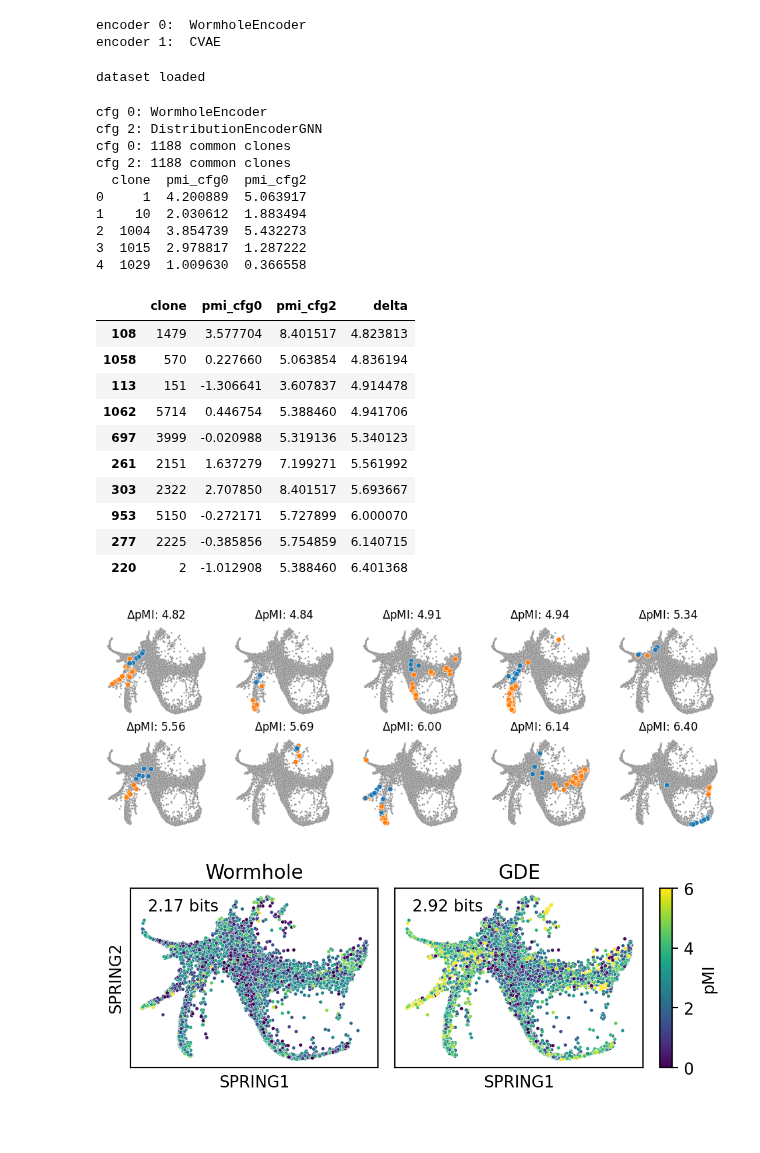
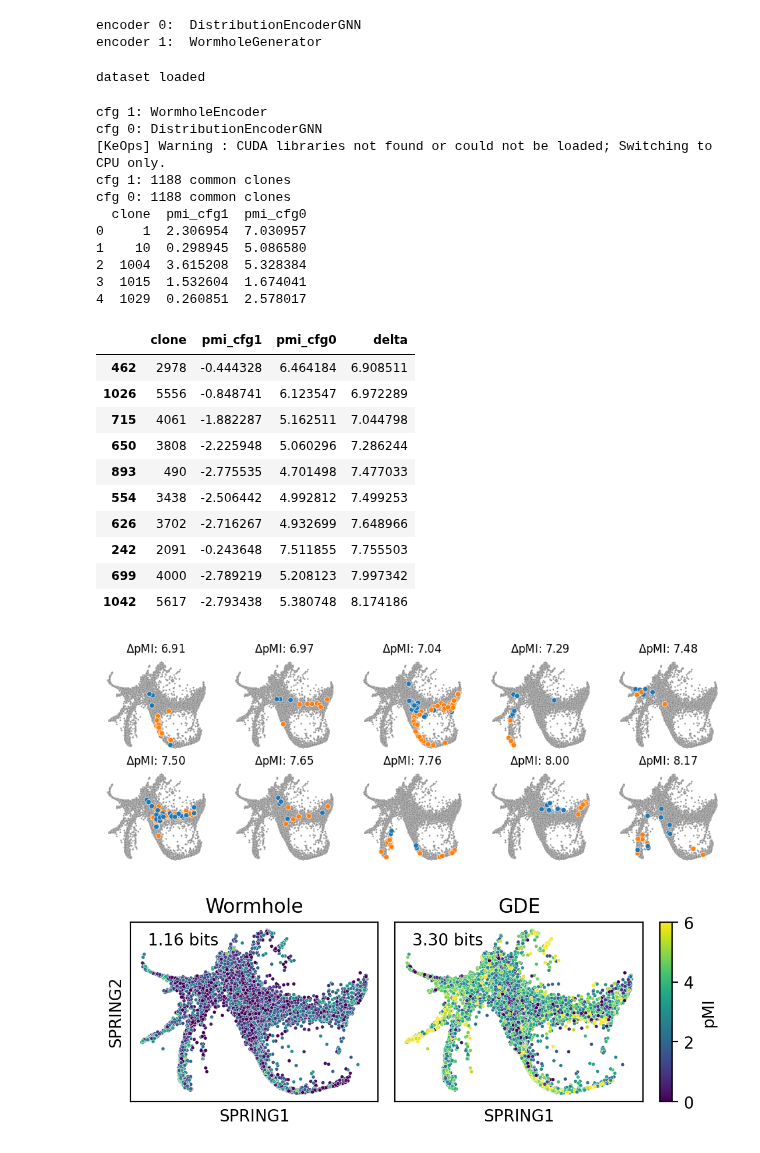
Before and after one commit to njwfish/DistributionEmbeddings, a Jupyter notebook: notebooks/lt_playground.ipynb, the cells around one changed output. Saved outputs shown, nothing was run; the diff lists cells and outputs as text; code cells hidden in the pictures.

```diff
--- a/notebooks/lt_playground.ipynb
+++ b/notebooks/lt_playground.ipynb
@@ -22,14 +24,12 @@ device = 'cuda'
 configs = get_all_experiments_info('outputs/', False)
 cfg = [c for c in configs if 'lineage' in c['name']]
 # %%
-wormhole = cfg[0]
-gde = cfg[1]
 
 print('encoder 0: ', cfg[0]['encoder'])
-print('encoder 1: ', cfg[2]['generator'])
+print('encoder 1: ', cfg[1]['generator'])
 # %% [output]
-encoder 0:  WormholeEncoder
-encoder 1:  CVAE
+encoder 0:  DistributionEncoderGNN
+encoder 1:  WormholeGenerator
 # %%
 # load encoder and move to device
 def load_model(cfg, path, device):
@@ -50,7 +50,7 @@ lts.data = lts.data.to('cuda')
 # %% [output]
 dataset loaded
 # %%
-cfg_idxs = [0, 2]
+cfg_idxs = [1, 0]
 
 for c in cfg_idxs:
     print('cfg %d: %s' %(c, cfg[c]['encoder']))
@@ -87,32 +87,33 @@ for df in all_pmis[1:]:
 
 print(pmi_df.head())
 # %% [output]
-cfg 0: WormholeEncoder
-cfg 2: DistributionEncoderGNN
+cfg 1: WormholeEncoder
+cfg 0: DistributionEncoderGNN
+[KeOps] Warning : CUDA libraries not found or could not be loaded; Switching to CPU only.
+cfg 1: 1188 common clones
 cfg 0: 1188 common clones
-cfg 2: 1188 common clones
-  clone  pmi_cfg0  pmi_cfg2
-0     1  4.200889  5.063917
-1    10  2.030612  1.883494
-2  1004  3.854739  5.432273
-3  1015  2.978817  1.287222
-4  1029  1.009630  0.366558
+  clone  pmi_cfg1  pmi_cfg0
+0     1  2.306954  7.030957
+1    10  0.298945  5.086580
+2  1004  3.615208  5.328384
+3  1015  1.532604  1.674041
+4  1029  0.260851  2.578017
 # %%
-pmi_df['delta'] = pmi_df['pmi_cfg2'] - pmi_df['pmi_cfg0']
+pmi_df['delta'] = pmi_df['pmi_cfg0'] - pmi_df['pmi_cfg1']
 top_diffs = pmi_df.sort_values(by='delta').tail(10)
 top_diffs
 # %% [output]
-|  | clone | pmi_cfg0 | pmi_cfg2 | delta |
-| 108 | 1479 | 3.577704 | 8.401517 | 4.823813 |
-| 1058 | 570 | 0.227660 | 5.063854 | 4.836194 |
-| 113 | 151 | -1.306641 | 3.607837 | 4.914478 |
-| 1062 | 5714 | 0.446754 | 5.388460 | 4.941706 |
-| 697 | 3999 | -0.020988 | 5.319136 | 5.340123 |
-| 261 | 2151 | 1.637279 | 7.199271 | 5.561992 |
-| 303 | 2322 | 2.707850 | 8.401517 | 5.693667 |
-| 953 | 5150 | -0.272171 | 5.727899 | 6.000070 |
-| 277 | 2225 | -0.385856 | 5.754859 | 6.140715 |
-| 220 | 2 | -1.012908 | 5.388460 | 6.401368 |
+|  | clone | pmi_cfg1 | pmi_cfg0 | delta |
+| 462 | 2978 | -0.444328 | 6.464184 | 6.908511 |
+| 1026 | 5556 | -0.848741 | 6.123547 | 6.972289 |
+| 715 | 4061 | -1.882287 | 5.162511 | 7.044798 |
+| 650 | 3808 | -2.225948 | 5.060296 | 7.286244 |
+| 893 | 490 | -2.775535 | 4.701498 | 7.477033 |
+| 554 | 3438 | -2.506442 | 4.992812 | 7.499253 |
+| 626 | 3702 | -2.716267 | 4.932699 | 7.648966 |
+| 242 | 2091 | -0.243648 | 7.511855 | 7.755503 |
+| 699 | 4000 | -2.789219 | 5.208123 | 7.997342 |
+| 1042 | 5617 | -2.793438 | 5.380748 | 8.174186 |
 # %%
 ad = lts.adata
 cells = pd.DataFrame({'clone' : ad.obs['clone'].values.astype(int),
@@ -140,7 +141,7 @@ for c in range(len(top_diffs.values)):
     ax.set_title(r"$\Delta$pMI: %.2f"%(top_diffs['delta'].values[c]))
 plt.show()
 # %% [output]
-[figure, old version]
+[figure, new version]
 # %%
 pmi_df['clone'] = pmi_df['clone'].astype(int)
 cells = cells.merge(pmi_df, on='clone')
@@ -160,35 +161,35 @@ gs = gridspec.GridSpec(1, 3, width_ratios=[1, 1, 0.05], wspace=0.1)
 ax0 = plt.subplot(gs[0])
 sns.scatterplot(
     data=cells[cells['time'] == 'early'],
-    x='SPRING1', y='SPRING2', hue='pmi_cfg0', s=5,
+    x='SPRING1', y='SPRING2', hue='pmi_cfg1', s=5,
     palette='viridis', hue_norm=(0,6), ax=ax0, legend=False
 )
 ax0.set_title('cfg0')
 
 # subplot 2
 ax1 = plt.subplot(gs[1])
 sns.scatterplot(
     data=cells[cells['time'] == 'early'],
-    x='SPRING1', y='SPRING2', hue='pmi_cfg2', s=5,
+    x='SPRING1', y='SPRING2', hue='pmi_cfg0', s=5,
     palette='viridis', hue_norm=(0,6), ax=ax1, legend=False
 )
 ax1.set_title('GDE')
 ax0.set_title('Wormhole')
 ax0.set_xticks([])
 ax0.set_yticks([])
 ax1.set_xticks([])
 ax1.set_yticks([])
 ax1.set_ylabel('')
 
-ax1.text(-1800, 1300, f"%.2f bits" %(pmi_df['pmi_cfg2'].mean()))
-ax0.text(-1800, 1300, f"%.2f bits" %(pmi_df['pmi_cfg0'].mean()))
+ax1.text(-1800, 1300, f"%.2f bits" %(pmi_df['pmi_cfg0'].mean()))
+ax0.text(-1800, 1300, f"%.2f bits" %(pmi_df['pmi_cfg1'].mean()))
 # colorbar
 cbar_ax = plt.subplot(gs[2])
 sm = ScalarMappable(cmap=cmap, norm=norm)
 sm.set_array([])
 fig.colorbar(sm, cax=cbar_ax, label='pMI')
 
 plt.tight_layout()
 plt.show()
 # %% [output]
-[figure, old version]
+[figure, new version]
```
Also changed, not shown: parts of 2 cells of this notebook, 3 other files.
